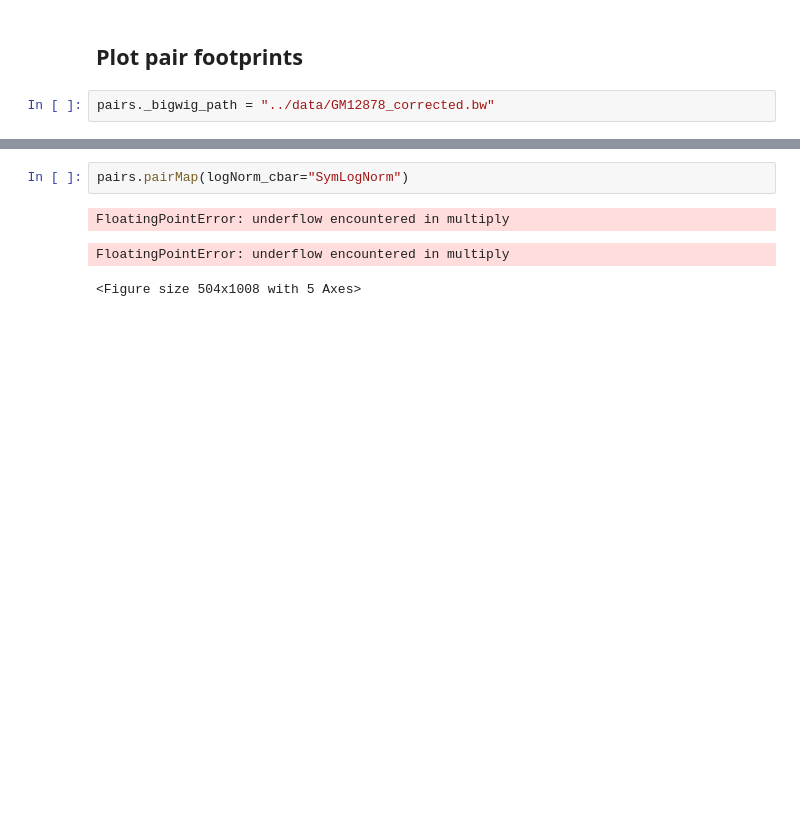
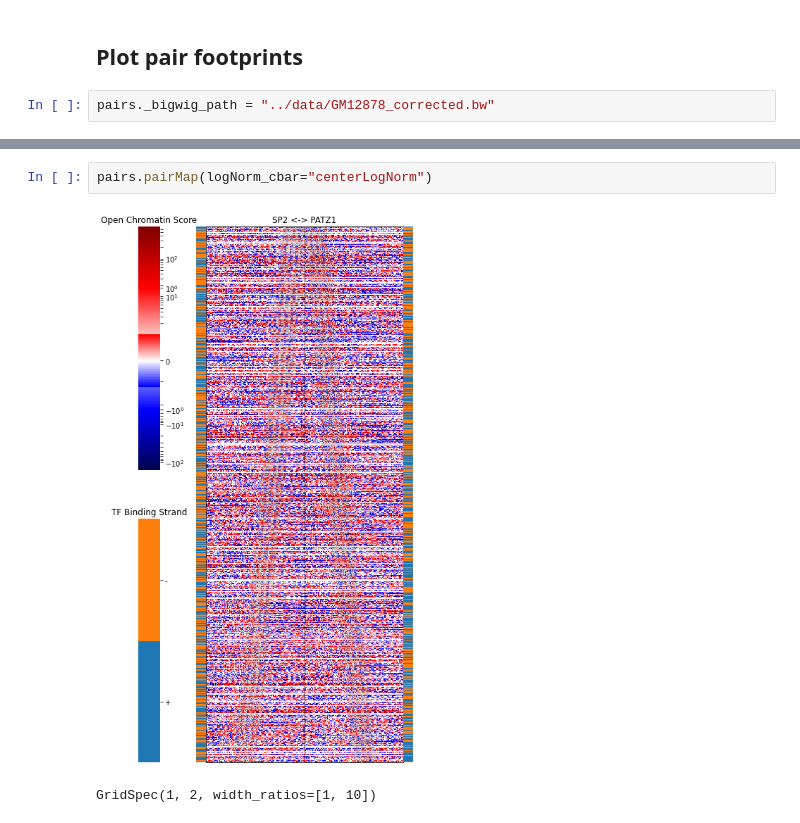
Before and after one commit to loosolab/TF-COMB, a Jupyter notebook: examples/plot_pair_footprints.ipynb, the cells around one changed output, grey strips where cells are left out. Cells and saved outputs as stored; diff of their text form; blank space fills up the shorter version.

```diff
--- a/examples/plot_pair_footprints.ipynb
+++ b/examples/plot_pair_footprints.ipynb
@@ -79,10 +80,9 @@ pairs.pairMap()
 GridSpec(1, 2, width_ratios=[1, 10])
 # %%
-pairs.pairMap(logNorm_cbar="SymLogNorm")
+pairs.pairMap(logNorm_cbar="centerLogNorm")
 # %% [output]
+[figure, added]
-FloatingPointError: underflow encountered in multiply
+GridSpec(1, 2, width_ratios=[1, 10])
-FloatingPointError: underflow encountered in multiply
-<Figure size 504x1008 with 5 Axes>
 # %%
 pairs.pairTrackAnimation()
 # %% [output]
```
Also changed, not shown: parts of 7 cells of this notebook.
